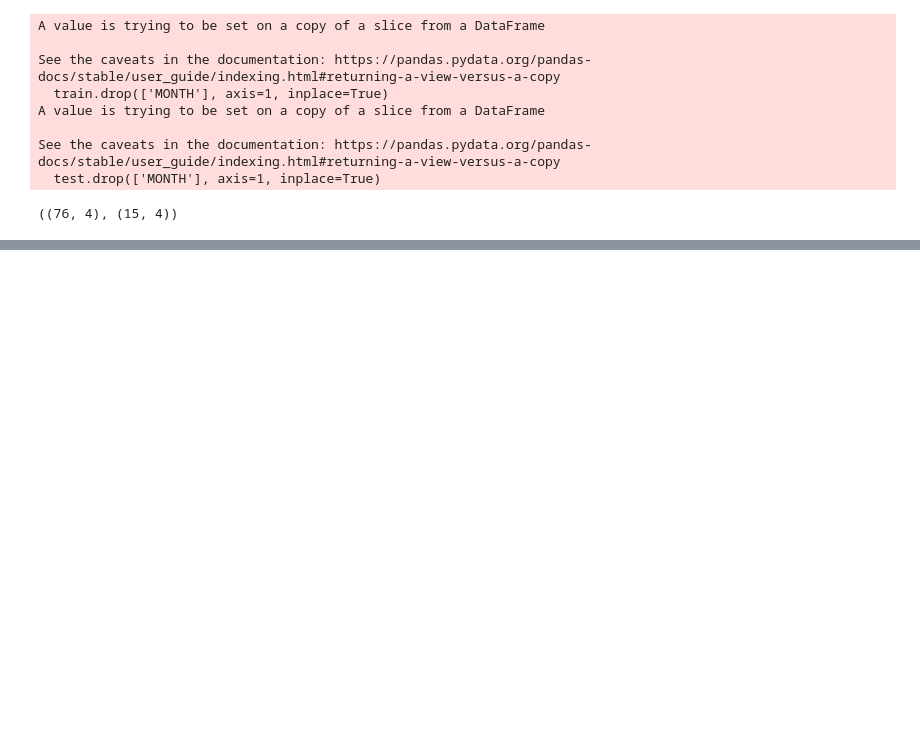
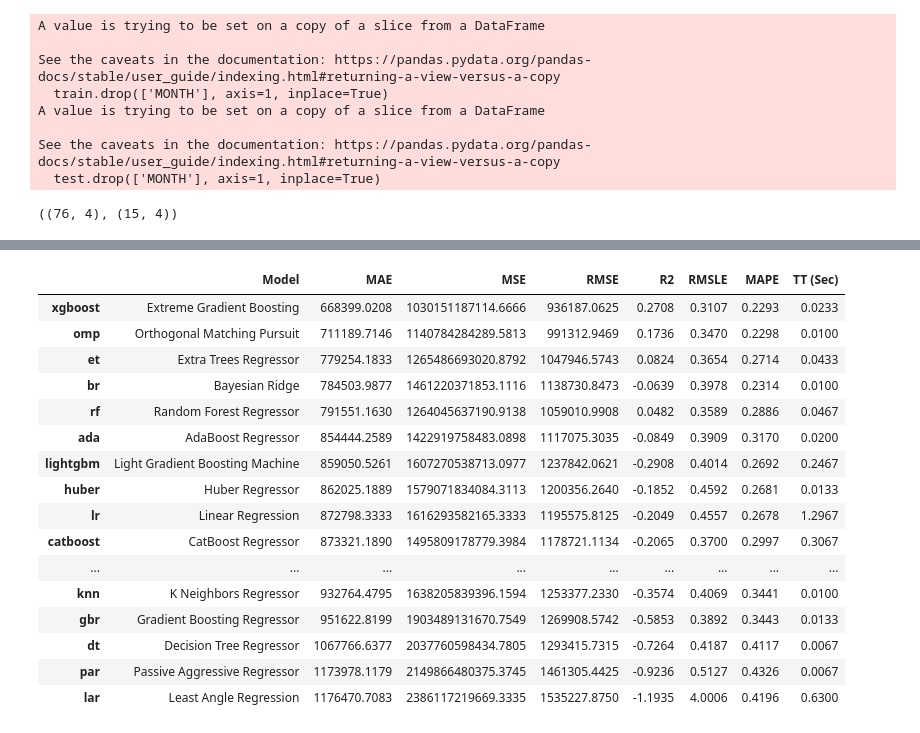
Before and after one commit to crudek13/practical, a Jupyter notebook: fcast_python/vm_forecasting.ipynb, the cells around one changed output, grey strips where cells are left out. Drawn from its saved outputs; the diff is of its cells as text; code cells hidden in the pictures; blank space fills up the shorter version.

Commit message:
all models

```diff
--- a/fcast_python/vm_forecasting.ipynb
+++ b/fcast_python/vm_forecasting.ipynb
@@ -187,0 +192,20 @@ ModuleNotFoundError: No module named 'pycaret'
+# %%
+best = compare_models(sort = 'MAE')
+# %% [output]
+|  | Model | MAE | MSE | RMSE | R2 | RMSLE | MAPE | TT (Sec) |
+| xgboost | Extreme Gradient Boosting | 668399.0208 | 1030151187114.6666 | 936187.0625 | 0.2708 | 0.3107 | 0.2293 | 0.0233 |
+| omp | Orthogonal Matching Pursuit | 711189.7146 | 1140784284289.5813 | 991312.9469 | 0.1736 | 0.3470 | 0.2298 | 0.0100 |
+| et | Extra Trees Regressor | 779254.1833 | 1265486693020.8792 | 1047946.5743 | 0.0824 | 0.3654 | 0.2714 | 0.0433 |
+| br | Bayesian Ridge | 784503.9877 | 1461220371853.1116 | 1138730.8473 | -0.0639 | 0.3978 | 0.2314 | 0.0100 |
+| rf | Random Forest Regressor | 791551.1630 | 1264045637190.9138 | 1059010.9908 | 0.0482 | 0.3589 | 0.2886 | 0.0467 |
+| ada | AdaBoost Regressor | 854444.2589 | 1422919758483.0898 | 1117075.3035 | -0.0849 | 0.3909 | 0.3170 | 0.0200 |
+| lightgbm | Light Gradient Boosting Machine | 859050.5261 | 1607270538713.0977 | 1237842.0621 | -0.2908 | 0.4014 | 0.2692 | 0.2467 |
+| huber | Huber Regressor | 862025.1889 | 1579071834084.3113 | 1200356.2640 | -0.1852 | 0.4592 | 0.2681 | 0.0133 |
+| lr | Linear Regression | 872798.3333 | 1616293582165.3333 | 1195575.8125 | -0.2049 | 0.4557 | 0.2678 | 1.2967 |
+| catboost | CatBoost Regressor | 873321.1890 | 1495809178779.3984 | 1178721.1134 | -0.2065 | 0.3700 | 0.2997 | 0.3067 |
+| ... | ... | ... | ... | ... | ... | ... | ... | ... |
+| knn | K Neighbors Regressor | 932764.4795 | 1638205839396.1594 | 1253377.2330 | -0.3574 | 0.4069 | 0.3441 | 0.0100 |
+| gbr | Gradient Boosting Regressor | 951622.8199 | 1903489131670.7549 | 1269908.5742 | -0.5853 | 0.3892 | 0.3443 | 0.0133 |
+| dt | Decision Tree Regressor | 1067766.6377 | 2037760598434.7805 | 1293415.7315 | -0.7264 | 0.4187 | 0.4117 | 0.0067 |
+| par | Passive Aggressive Regressor | 1173978.1179 | 2149866480375.3745 | 1461305.4425 | -0.9236 | 0.5127 | 0.4326 | 0.0067 |
+| lar | Least Angle Regression | 1176470.7083 | 2386117219669.3335 | 1535227.8750 | -1.1935 | 4.0006 | 0.4196 | 0.6300 |
```
Also changed, not shown: parts of 8 cells of this notebook, 6 other files.
